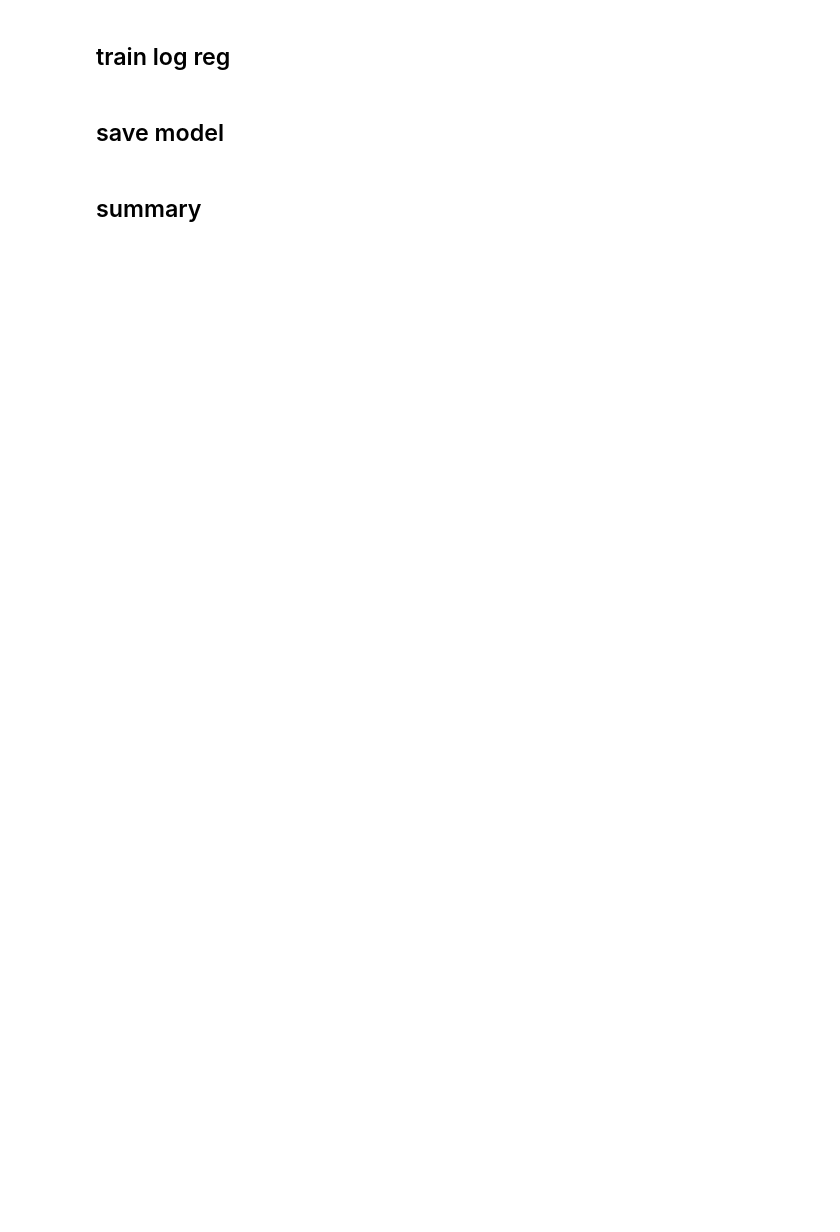
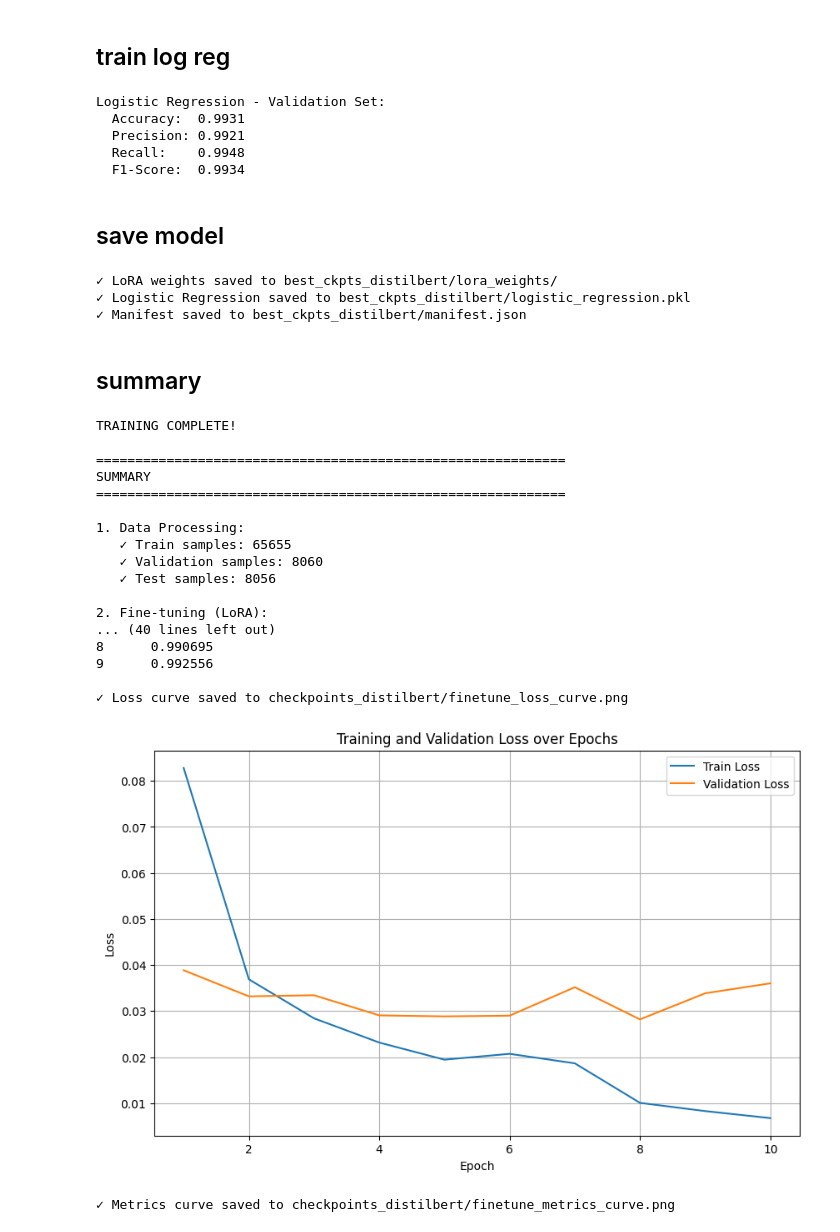
Before and after one commit to dioneyongkx/dsa4213, a Jupyter notebook: Features/encoding/DistilBERT_pipeline/DistilBERT_pipeline.ipynb, the cells around one changed output. Drawn from its saved outputs; the diff is of its cells as text; code cells hidden in the pictures; blank space fills up the shorter version.

Commit message:
distilbert pipeline

```diff
--- a/Features/encoding/DistilBERT_pipeline/DistilBERT_pipeline.ipynb
+++ b/Features/encoding/DistilBERT_pipeline/DistilBERT_pipeline.ipynb
@@ -452,10 +457,11 @@ CONFIG = {
     "lora_target_modules": ["q_lin", "v_lin"],
 
     # Fine-tuning config
-    "finetune_epochs": 3,
+    "finetune_epochs": 10,
     "finetune_lr": 1e-3,
     "finetune_weight_decay": 1e-5,
     "patience": 3,
+
 
     # Logistic Regression config
     "lr_max_iter": 1000,
@@ -652,10 +667,6 @@ print(f"  Val: {X_val.shape}")
 # %% [markdown]
 ## train log reg
 # %%
-print("\n" + "="*60)
-print("PHASE 3: TRAINING LOGISTIC REGRESSION CLASSIFIER")
-print("="*60)
-
 # Train Logistic Regression
 lr_classifier = LogisticRegression(
     max_iter=CONFIG["lr_max_iter"],
@@ -677,13 +688,15 @@ print(f"  Accuracy:  {acc:.4f}")
 print(f"  Precision: {p:.4f}")
 print(f"  Recall:    {r:.4f}")
 print(f"  F1-Score:  {f1:.4f}")
+# %% [output]
+Logistic Regression - Validation Set:
+  Accuracy:  0.9931
+  Precision: 0.9921
+  Recall:    0.9948
+  F1-Score:  0.9934
 # %% [markdown]
 ## save model
 # %%
-print("\n" + "="*60)
-print("SAVING MODEL")
-print("="*60)
-
 # Save LoRA weights
 encoder.distilbert.save_pretrained(os.path.join(BEST_CKPT_DIR, "lora_weights"))
 print(f"✓ LoRA weights saved to {BEST_CKPT_DIR}/lora_weights/")
@@ -722,41 +735,92 @@ with open(os.path.join(BEST_CKPT_DIR, "manifest.json"), "w") as f:
     json.dump(manifest, f, indent=2)
 
 print(f"✓ Manifest saved to {BEST_CKPT_DIR}/manifest.json")
+# %% [output]
+✓ LoRA weights saved to best_ckpts_distilbert/lora_weights/
+✓ Logistic Regression saved to best_ckpts_distilbert/logistic_regression.pkl
+✓ Manifest saved to best_ckpts_distilbert/manifest.json
 # %% [markdown]
 ## summary
 # %%
-print("\n" + "="*70)
-print(" "*20 + "TRAINING COMPLETE!")
-print("="*70)
+
+print("TRAINING COMPLETE!")
+
 
 print("\n" + "="*60)
 print("SUMMARY")
 print("="*60)
 
 print(f"\n1. Data Processing:")
 print(f"   ✓ Train samples: {len(train_df)}")
 print(f"   ✓ Validation samples: {len(val_df)}")
 print(f"   ✓ Test samples: {len(test_df)}")
 
 print(f"\n2. Fine-tuning (LoRA):")
 print(f"   ✓ Epochs trained: {len(finetune_df)}")
 print(f"   ✓ Best validation F1: {best_val_f1:.4f}")
 
 print(f"\n3. Logistic Regression:")
 print(f"   ✓ Features: 768-dimensional DistilBERT embeddings")
 print(f"   ✓ Validation F1: {f1:.4f}")
 
 print(f"\n4. Saved Files:")
 print(f"   ✓ {BEST_CKPT_DIR}/lora_weights/")
 print(f"   ✓ {BEST_CKPT_DIR}/logistic_regression.pkl")
 print(f"   ✓ {BEST_CKPT_DIR}/manifest.json")
 print(f"   ✓ {BEST_CKPT_DIR}/tokenizer_config.json")
 print(f"   ✓ {CKPT_DIR}/finetune_history.csv")
 
 print("\n" + "="*70)
 print(" "*10 + "Model saved! Ready for downstream evaluation.")
 print("="*70)
 
 # Display training history
 print("\nFine-tuning History:")
 print(finetune_df)
+
+#generate graphs showing training and validation loss over epochs
+plt.figure(figsize=(10, 6))
+plt.plot(finetune_df['epoch'], finetune_df['train_loss'], label='Train Loss')
+plt.plot(finetune_df['epoch'], finetune_df['val_loss'], label='Validation Loss')
+plt.xlabel('Epoch')
+plt.ylabel('Loss')
+plt.title('Training and Validation Loss over Epochs')
+plt.legend()
+plt.grid()
+plt.savefig(os.path.join(CKPT_DIR, 'finetune_loss_curve.png'))
+print(f"\n✓ Loss curve saved to {CKPT_DIR}/finetune_loss_curve.png")
+plt.show()
+
+#generate graphs showing validation precision, recall, and F1-score over epochs
+plt.figure(figsize=(10, 6))
+plt.plot(finetune_df['epoch'], finetune_df['val_precision'], label='Validation Precision')
+plt.plot(finetune_df['epoch'], finetune_df['val_recall'], label='Validation Recall')
+plt.plot(finetune_df['epoch'], finetune_df['val_F1'], label='Validation F1-Score')
+plt.xlabel('Epoch')
+plt.ylabel('Score')
+plt.title('Validation Precision, Recall, and F1-Score over Epochs')
+plt.legend()
+plt.grid()
+plt.savefig(os.path.join(CKPT_DIR, 'finetune_metrics_curve.png'))
+print(f"\n✓ Metrics curve saved to {CKPT_DIR}/finetune_metrics_curve.png")
+plt.show()
+# %% [output]
+TRAINING COMPLETE!
+
+============================================================
+SUMMARY
+============================================================
+
+1. Data Processing:
+   ✓ Train samples: 65655
+   ✓ Validation samples: 8060
+   ✓ Test samples: 8056
+
+2. Fine-tuning (LoRA):
+... (40 lines left out)
+8      0.990695
+9      0.992556
+
+✓ Loss curve saved to checkpoints_distilbert/finetune_loss_curve.png
+[figure, added]
+✓ Metrics curve saved to checkpoints_distilbert/finetune_metrics_curve.png
```
Also changed, not shown: parts of 6 cells of this notebook, 9 other files.
